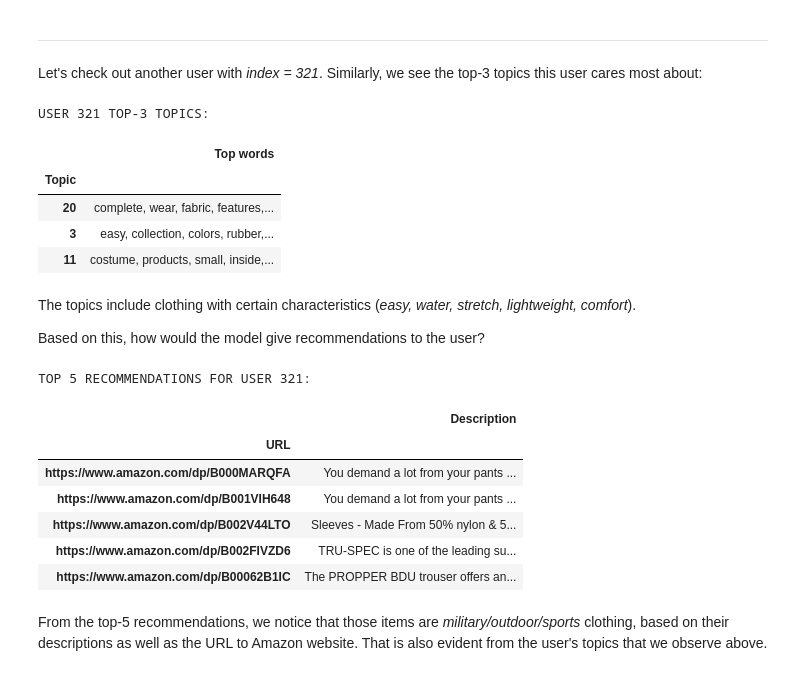
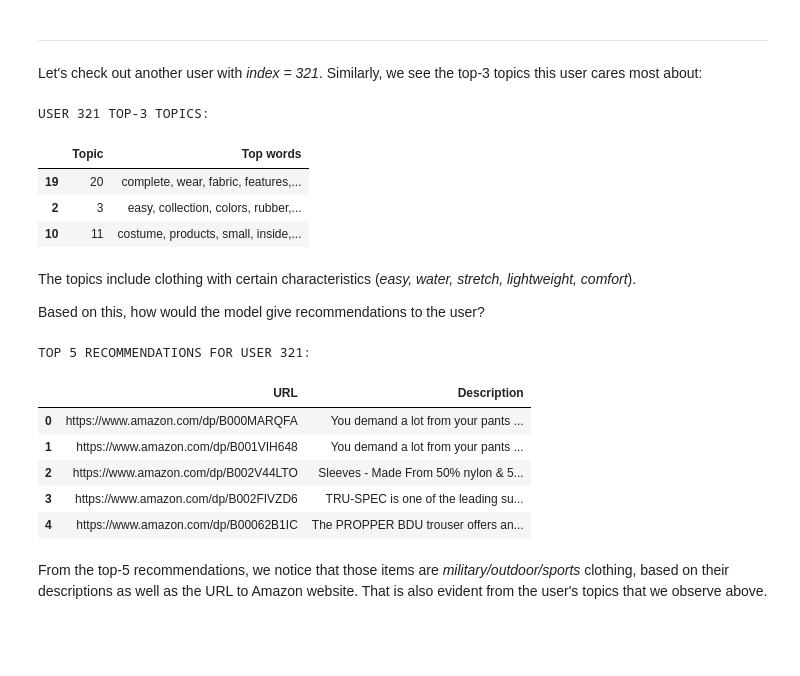
Before and after one commit to PreferredAI/tutorials, a Jupyter notebook: recommender-systems/05_multimodality.ipynb, the cells around one changed output. Saved outputs shown, nothing was run; the diff lists cells and outputs as text; code cells hidden in the pictures; blank space fills up the shorter version.

```diff
--- a/recommender-systems/05_multimodality.ipynb
+++ b/recommender-systems/05_multimodality.ipynb
@@ -304,14 +301,13 @@ Let's check out another user with *index = 321*. Similarly, we see the top-3 top
 UIDX = 321
 
 print(f"USER {UIDX} TOP-3 TOPICS:")
-topic_df.loc[np.argsort(ctr.U[UIDX])[-3:][::-1] + 1]
+topic_df.loc[np.argsort(ctr.U[UIDX])[-3:][::-1]]
 # %% [output]
 USER 321 TOP-3 TOPICS:
-|  | Top words |
-| Topic |  |
-| 20 | complete, wear, fabric, features,... |
-| 3 | easy, collection, colors, rubber,... |
-| 11 | costume, products, small, inside,... |
+|  | Topic | Top words |
+| 19 | 20 | complete, wear, fabric, features,... |
+| 2 | 3 | easy, collection, colors, rubber,... |
+| 10 | 11 | costume, products, small, inside,... |
 # %% [markdown]
 The topics include clothing with certain characteristics (*easy, water, stretch, lightweight, comfort*).
 
@@ -319,20 +315,19 @@ Based on this, how would the model give recommendations to the user?
 # %%
 recommendations, scores = ctr.rank(UIDX)
 print(f"\nTOP {TOPK} RECOMMENDATIONS FOR USER {UIDX}:")
 rec_df = defaultdict(list)
 for i in recommendations[:TOPK]:
   rec_df["URL"].append(f"https://www.amazon.com/dp/{item_idx2id[i]}")
   rec_df["Description"].append(ctr.train_set.item_text.corpus[i])
-pd.DataFrame(rec_df).set_index("URL")
+pd.DataFrame(rec_df)
 # %% [output]
 TOP 5 RECOMMENDATIONS FOR USER 321:
-|  | Description |
-| URL |  |
-| https://www.amazon.com/dp/B000MARQFA | You demand a lot from your pants ... |
-| https://www.amazon.com/dp/B001VIH648 | You demand a lot from your pants ... |
-| https://www.amazon.com/dp/B002V44LTO | Sleeves - Made From 50% nylon & 5... |
-| https://www.amazon.com/dp/B002FIVZD6 | TRU-SPEC is one of the leading su... |
-| https://www.amazon.com/dp/B00062B1IC | The PROPPER BDU trouser offers an... |
+|  | URL | Description |
+| 0 | https://www.amazon.com/dp/B000MARQFA | You demand a lot from your pants ... |
+| 1 | https://www.amazon.com/dp/B001VIH648 | You demand a lot from your pants ... |
+| 2 | https://www.amazon.com/dp/B002V44LTO | Sleeves - Made From 50% nylon & 5... |
+| 3 | https://www.amazon.com/dp/B002FIVZD6 | TRU-SPEC is one of the leading su... |
+| 4 | https://www.amazon.com/dp/B00062B1IC | The PROPPER BDU trouser offers an... |
 # %% [markdown]
 From the top-5 recommendations, we notice that those items are *military/outdoor/sports* clothing, based on their descriptions as well as the URL to Amazon website. That is also evident from the user's topics that we observe above.
 # %% [markdown]
```
Also changed, not shown: parts of 5 cells of this notebook.
